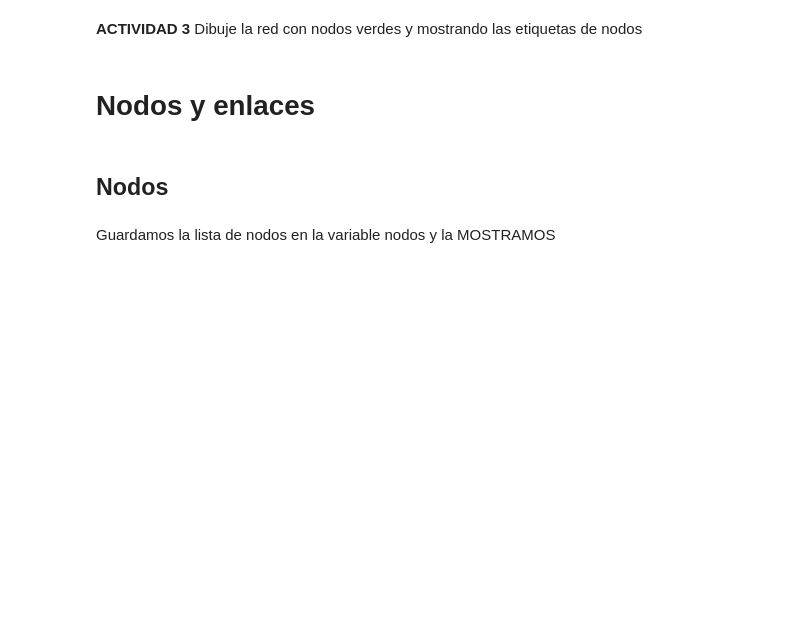
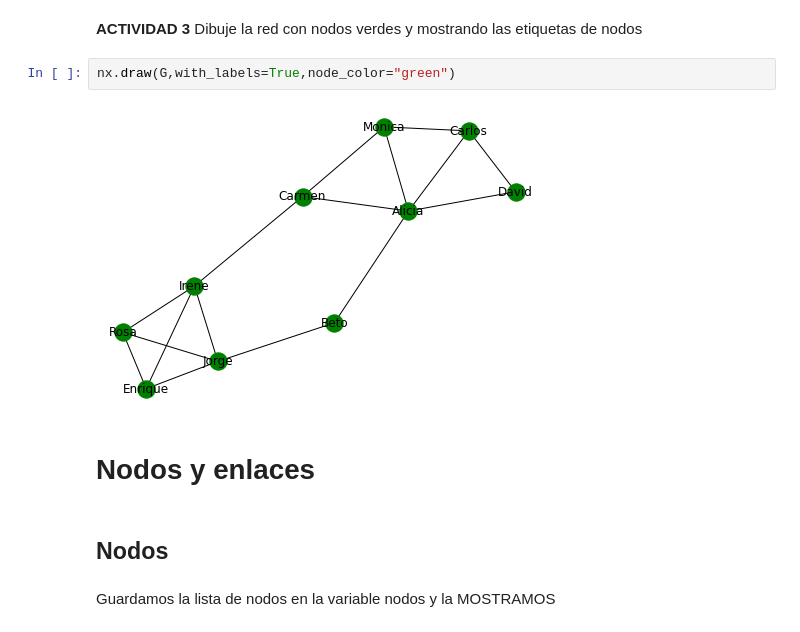
Before and after one commit to Cuauhtemoc-G/CR-UAML-21I, a Jupyter notebook: Practica1-2173072816/Practica1.ipynb, the cells around one changed output. Drawn from its saved outputs; the diff is of its cells as text; blank space fills up the shorter version.

```diff
--- a/Practica1-2173072816/Practica1.ipynb
+++ b/Practica1-2173072816/Practica1.ipynb
@@ -33,5 +39,9 @@ plt.savefig("amigos.png")
 # %% [markdown]
 **ACTIVIDAD 3** Dibuje la red con nodos verdes y mostrando las etiquetas de nodos
+# %%
+nx.draw(G,with_labels=True,node_color="green")
+# %% [output]
+[figure, added]
 # %% [markdown]
 # Nodos y enlaces
 # %% [markdown]
```
Also changed, not shown: parts of 18 cells of this notebook, 1 other file.
